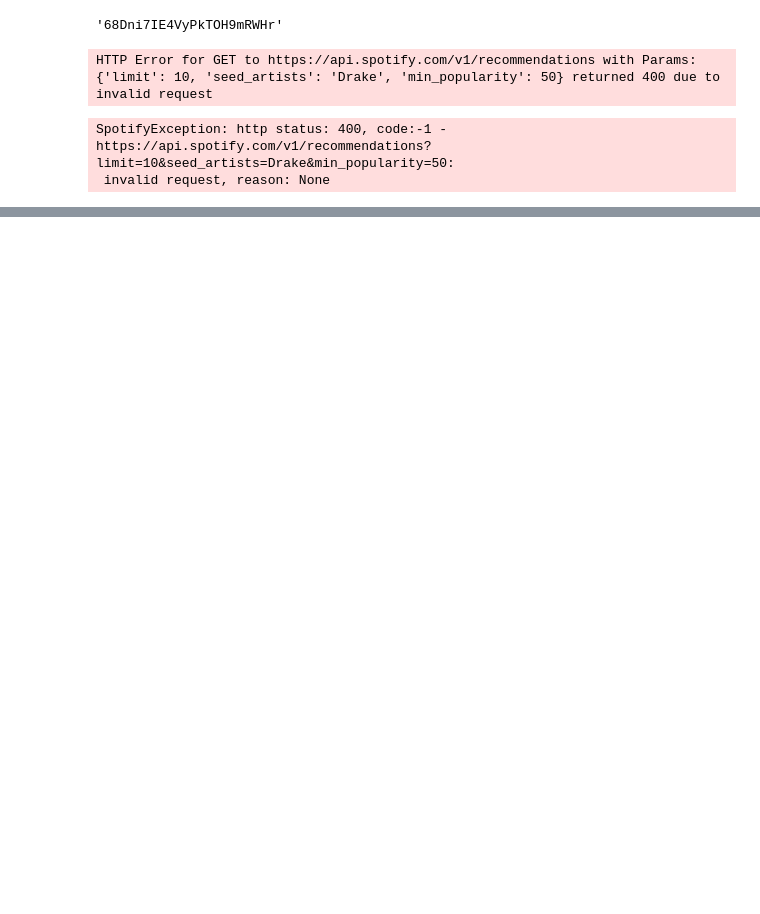
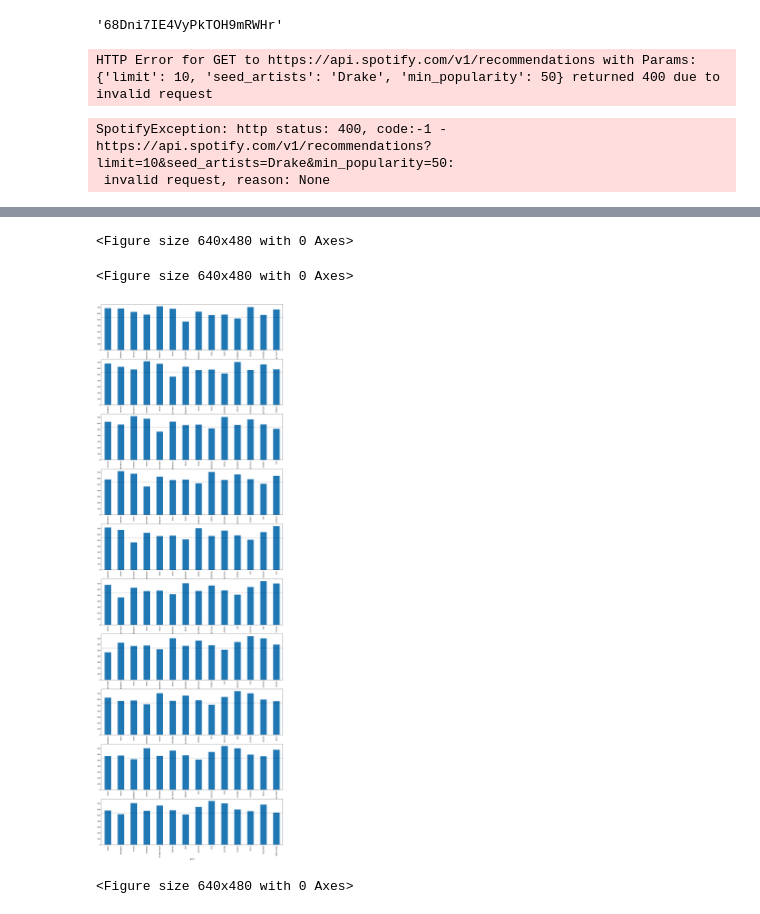
Before and after one commit to ounnuqul/Spotify_Popularity_Prediction_Model_Capstone_Project, a Jupyter notebook: Spotipy_Returns.ipynb, the cells around one changed output, grey strips where cells are left out. Cells and saved outputs as stored; diff of their text form; code cells hidden in the pictures; blank space fills up the shorter version.

```diff
--- a/Spotipy_Returns.ipynb
+++ b/Spotipy_Returns.ipynb
@@ -255,0 +374,2 @@ len(results['genres'])
+# %%
+df_pull_2.drop_duplicates(subset=['track_id'], inplace=True)
@@ -255,0 +408,2 @@ len(results['genres'])
+# %%
+df_pull_2.drop_duplicates(subset=['id'], inplace=True)
@@ -255,0 +415,18 @@ len(results['genres'])
+# %%
+#plotting populairty distribtuion by genre
+plt.figure()
+plt.subplots(38,3,figsize=(20,220))
+
+for x in tqdm(range(114)):
+    plt.subplot(38,3,x+1)
+
+
+    plt.hist(df_pull_2[df_pull_2['genre'] == df_pull_2['genre'].unique()[x]]['popularity'], bins=10)
+    plt.title(df_pull_2['genre'].unique()[x],fontsize=13)
+    plt.axvline(np.median(df_pull_2['popularity']), linestyle='--', color='black', alpha=0.2)
+    plt.xlabel('Popularity')
+    plt.ylabel('Number of Songs')
+    plt.xlim(0,100)
+    plt.ylim(0,100)
+
+plt.show()
@@ -255,0 +436,2 @@ len(results['genres'])
+# %%
+gen_counts = df_pull_2.groupby('genre').count()['album'].to_frame()
@@ -255,0 +459,16 @@ len(results['genres'])
+# %%
+#plotting number of songs per genre
+plt.figure()
+
+plt.subplots(10,1,figsize=(20,60))
+for x in range(10):
+    plt.subplot(10,1,x+1)
+    gen_counts.iloc[x:14+x,0].plot(kind='bar')
+    plt.axhline(np.median(gen_counts['album']),linestyle='--', color='black', alpha=0.4)
+
+plt.figure()
+# %% [output]
+<Figure size 640x480 with 0 Axes>
+<Figure size 640x480 with 0 Axes>
+[figure, added]
+<Figure size 640x480 with 0 Axes>
```
Also changed, not shown: parts of 82 cells of this notebook, 4 other files.
